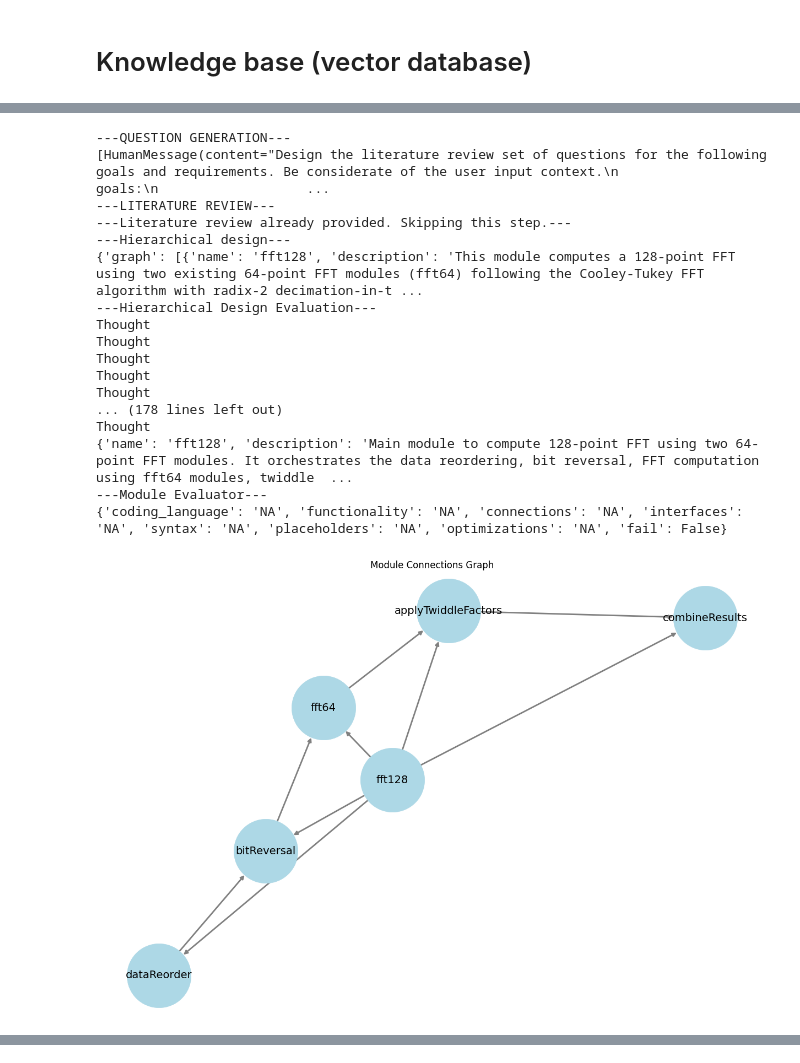
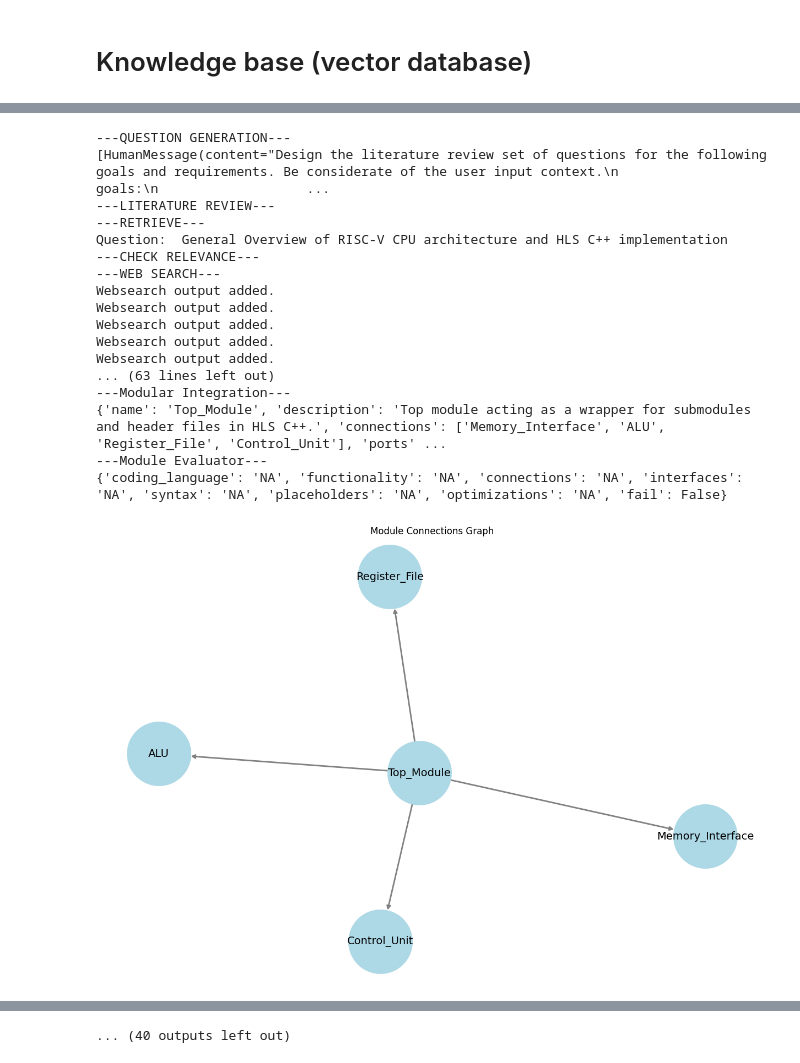
Before and after one commit to sarashs/FPGA_AGI, a Jupyter notebook: working_solution.ipynb, the cells around one changed output, grey strips where cells are left out. Saved outputs shown, nothing was run; the diff lists cells and outputs as text; code cells hidden in the pictures.

Commit message:
final solution

```diff
--- a/working_solution.ipynb
+++ b/working_solution.ipynb
@@ -68,16 +61,19 @@ from FPGA_AGI.chains import RequirementChain
 
 requirement_chain = RequirementChain.from_llm(bigllm)
 
+rescv_concatenated_content = context_from_web("""https://www.fpga4student.com/2017/04/verilog-code-for-16-bit-risc-processor.html""")
+
 riscv_requirements = requirement_chain.invoke(
     {"objective": """Design a simple educational RISC-V CPU. Make sure that your code is synthesizable and can aesily fit on a zynq7 device. The coding language must be hls c++. The code must be supplied with a lot of comments for educational purposes.""",
-     "context" : concatenated_content}
+     "context" : rescv_concatenated_content}
 )
 # %% [markdown]
 # FFT
 # %%
+fft_concatenated_content = context_from_web("""https://en.wikipedia.org/wiki/Cooley%E2%80%93Tukey_FFT_algorithm""")
 
 fft_requirements = requirement_chain.invoke(
     {"objective": """Build a 128 point fft circuit which is using two 64 point fft modules (named fft64) to compute the 128 point fft. You do not need to design the 64 point fft devices. You can assume that they just exist.
      the input to the fft module is an array of 128 double precision fixed point real numbers (such as a DSP signal measured elsewhere.) The implementation language must be HLS C++. The design must be optimized for maximum performance (speed.)
      The design must be commented with comments indicating where the design is in fact optimized for performance.""",
-     "context" : concatenated_content})
+     "context" : fft_concatenated_content})
@@ -94,8 +80,10 @@ gaussian_requirements = requirement_chain.invoke(
 # %% [markdown]
 # Quadruple precision floating point
 # %%
+float128_concatenated_content = context_from_web("""https://en.wikipedia.org/wiki/Quadruple-precision_floating-point_format""")
+
 float128_requirements = requirement_chain.invoke(
     {"objective": """
      Build a quadrouple precision floating point (not the fixed point) exponentiation module. You have to code this 128 bit floating point representation from scratch, using the context I provided, and code the computations based on this representation.""",
-     "context" : concatenated_content}
+     "context" : float128_concatenated_content}
 )
@@ -142,7 +104,7 @@ if os.path.isdir('knowledge_base'):
     pdfsearch = Chroma(client=persistent_client, embedding_function=embeddings_3_small)
 else:
     pages = []
-    for item in ["https://arxiv.org/pdf/1502.07055", "https://arxiv.org/pdf/1810.06885", "https://arxiv.org/pdf/1808.02521"]: # ["https://riscv.org/wp-content/uploads/2017/05/riscv-spec-v2.2.pdf"]: #
+    for item in ["https://arxiv.org/pdf/1502.07055", "https://arxiv.org/pdf/1810.06885", "https://arxiv.org/pdf/1808.02521", "https://riscv.org/wp-content/uploads/2017/05/riscv-spec-v2.2.pdf"]: #
         loader = PyPDFLoader(item, extract_images=True) #"https://riscv.org/wp-content/uploads/2017/05/riscv-spec-v2.2.pdf"
         pages += loader.load()
         text_splitter = RecursiveCharacterTextSplitter(chunk_size=1000, chunk_overlap=200)
@@ -157,58 +116,68 @@ else:
 # %%
 import importlib
 from FPGA_AGI import tools
 importlib.reload(tools)
 from FPGA_AGI import parameters
 importlib.reload(parameters)
 from FPGA_AGI import utils
 importlib.reload(utils)
 from FPGA_AGI import prompts
 importlib.reload(prompts)
 from FPGA_AGI import chains
 importlib.reload(chains)
 from langchain_core.prompts import HumanMessagePromptTemplate
 from FPGA_AGI import agents
 importlib.reload(agents)
 from FPGA_AGI.agents import Engineer
 from FPGA_AGI import utils
 importlib.reload(utils)
 from FPGA_AGI.utils import plot_graph
 
+llm = ChatOpenAI(model='gpt-3.5-turbo-0125', temperature=0)
+bigllm = ChatOpenAI(model='gpt-4-turbo', temperature=0)
+gpt4 = ChatOpenAI(model='gpt-4', temperature=0)
+gpt4o = ChatOpenAI(model='gpt-4o', temperature=0)
 
 #review = None
-for model, model_str in zip([llm, bigllm], ['gpt-3.5', 'gpt-4-turbo']):
-    for i in range(2):
-        sol_dir = f'FFT_design_{model_str}_evaluation_gpt-4_{i}'
-        R = Engineer(model=model, evaluator_model=gpt4, retriever=pdfsearch.as_retriever(search_kwargs={"k": 1}), solution_num=sol_dir)
-        try:
-            if review:
-                R.lit_review_results = review
-            R.invoke(goals=requirements.goals, requirements=requirements.requirements, input_context= '')
-            with open(f"solution_{sol_dir}/requirements.txt", "w") as file:
-                file.write("Goals: \n" + '\n'.join(requirements.goals) + "\nRequirements: \n" + '\n'.join(requirements.requirements))
-            plot_graph(R.hierarchical_solution_result, save_path=f"solution_{sol_dir}/graph.png")
-        except:
-            pass
-        review = R.lit_review_results
+for requirements, input_context, name in zip(
+    [riscv_requirements, fft_requirements, float128_requirements],
+    [rescv_concatenated_content, fft_concatenated_content, float128_concatenated_content],
+    ['Risc-v', 'FFT', 'Float-128']):
+    review = None
+    for eval_mod in [bigllm, gpt4o]:
+        for model in [llm, bigllm, gpt4o]:
+            for i in range(2):
+                sol_dir = f'{name}_{model.model_name}_evaluation_{eval_mod.model_name}_{i}'
+                R = Engineer(model=model, evaluator_model=eval_mod, retriever=pdfsearch.as_retriever(search_kwargs={"k": 1}), solution_num=sol_dir)
+                try:
+                    if review:
+                        R.lit_review_results = review
+                    R.invoke(goals=requirements.goals, requirements=requirements.requirements, input_context= '')
+                    with open(f"solution_{sol_dir}/goals_requirements.txt", "w") as file:
+                        file.write("Goals: \n" + '\n'.join(requirements.goals) + "\nRequirements: \n" + '\n'.join(requirements.requirements))
+                    plot_graph(R.hierarchical_solution_result, save_path=f"solution_{sol_dir}/graph.png")
+                except:
+                    pass
+                review = R.lit_review_results
 # %% [output]
 ---QUESTION GENERATION---
 [HumanMessage(content="Design the literature review set of questions for the following goals and requirements. Be considerate of the user input context.\n                    goals:\n                   ...
 ---LITERATURE REVIEW---
----Literature review already provided. Skipping this step.---
----Hierarchical design---
-{'graph': [{'name': 'fft128', 'description': 'This module computes a 128-point FFT using two existing 64-point FFT modules (fft64) following the Cooley-Tukey FFT algorithm with radix-2 decimation-in-t ...
----Hierarchical Design Evaluation---
-Thought
-Thought
-Thought
-Thought
-Thought
-... (178 lines left out)
-Thought
-{'name': 'fft128', 'description': 'Main module to compute 128-point FFT using two 64-point FFT modules. It orchestrates the data reordering, bit reversal, FFT computation using fft64 modules, twiddle  ...
+---RETRIEVE---
+Question:  General Overview of RISC-V CPU architecture and HLS C++ implementation
+---CHECK RELEVANCE---
+---WEB SEARCH---
+Websearch output added.
+Websearch output added.
+Websearch output added.
+Websearch output added.
+Websearch output added.
+... (63 lines left out)
+---Modular Integration---
+{'name': 'Top_Module', 'description': 'Top module acting as a wrapper for submodules and header files in HLS C++.', 'connections': ['Memory_Interface', 'ALU', 'Register_File', 'Control_Unit'], 'ports' ...
 ---Module Evaluator---
 {'coding_language': 'NA', 'functionality': 'NA', 'connections': 'NA', 'interfaces': 'NA', 'syntax': 'NA', 'placeholders': 'NA', 'optimizations': 'NA', 'fail': False}
-[figure, old version]
+[figure, new version]
 ---QUESTION GENERATION---
 [HumanMessage(content="Design the literature review set of questions for the following goals and requirements. Be considerate of the user input context.\n                    goals:\n                   ...
 ---LITERATURE REVIEW---
@@ -229,0 +271 @@ Thought
+... (40 outputs left out)
```
Also changed, not shown: parts of 13 cells of this notebook, 3 other files.
